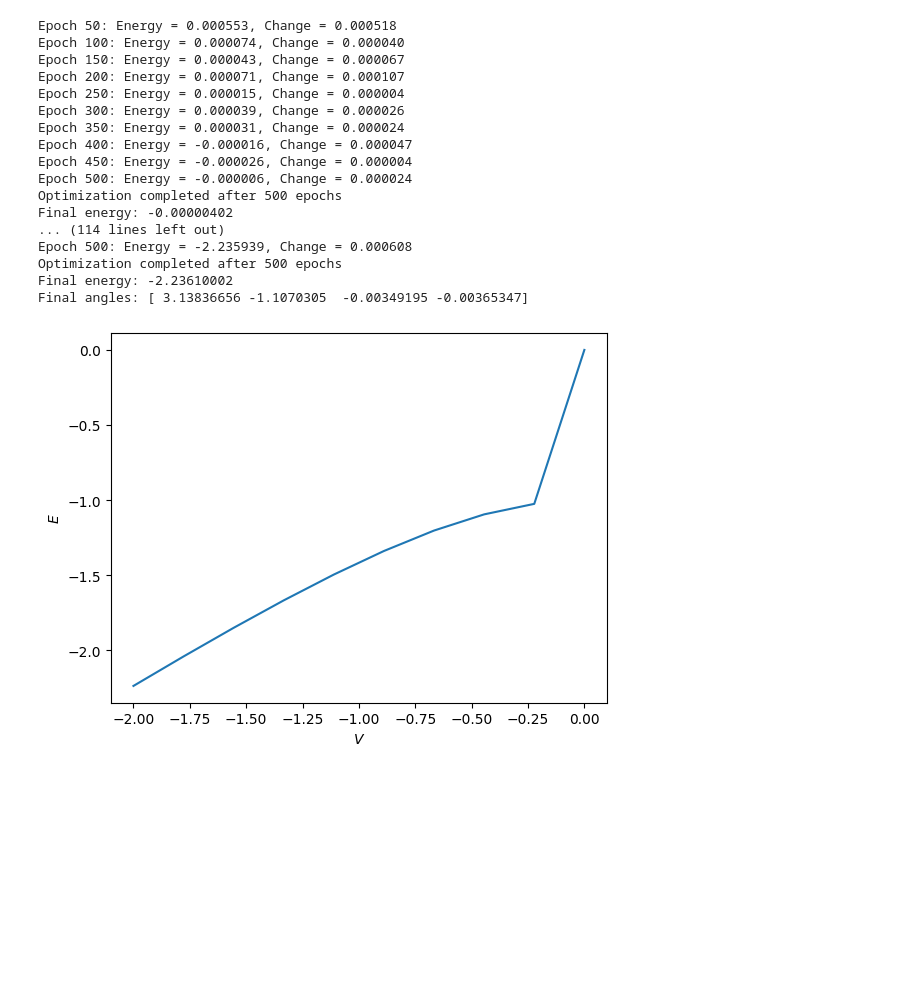
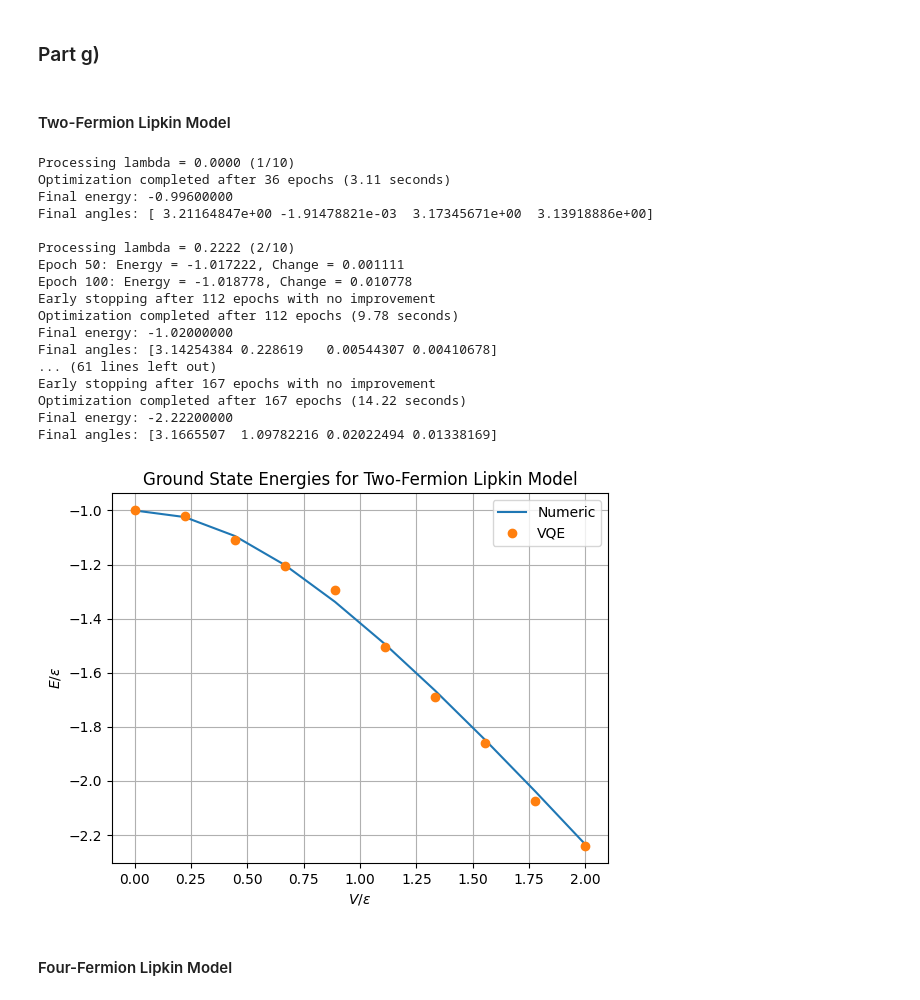
Before and after one commit to semapheur/fys5419, a Jupyter notebook: project_1/code/part_fg.ipynb, the cells around one changed output. Drawn from its saved outputs; the diff is of its cells as text; code cells hidden in the pictures; blank space fills up the shorter version.

```diff
--- a/project_1/code/part_fg.ipynb
+++ b/project_1/code/part_fg.ipynb
@@ -21,52 +57,70 @@ plt.show()
+# %% [markdown]
+### Part g)
+# %% [markdown]
+#### Two-Fermion Lipkin Model
 # %%
 from functools import partial
 
 from matplotlib import pyplot as plt
 import numpy as np
 
-from vqe_lipkin import qiskit_energy_expectation_two_fermions
-from vqe_utils import vqe_energies
+from vqe_lipkin import energy_expectation_two_fermions, exact_energies
+from vqe_utils import vqe_energies, scipy_vqe_energies
 
+#np.random.seed(42)
 
 # parameters
 eps = 1
 W = 0
-V_array = np.linspace(0, -2, 10)
+V_array = np.linspace(0, 2, 10)
+
+energies_exact = exact_energies(2, eps, W, V_array)
 
 energy_expectation = partial(
-  qiskit_energy_expectation_two_fermions, eps=eps, W=W
+  energy_expectation_two_fermions, eps=eps, W=W
 )
 
 shots = 1000
 learning_rate = 0.1
 epochs = 500
 
-energies, _, _ = vqe_energies(
-  4, energy_expectation, V_array, shots, epochs, learning_rate
+energies_approx, _, _ = vqe_energies(
+  4, energy_expectation, V_array, shots, epochs, learning_rate, "adam", True
 )
-plt.plot(V_array, energies)
-plt.xlabel(r"$V$")
-plt.ylabel(r"$E$")
+#energies_approx = scipy_vqe_energies(
+#  4, energy_expectation, V_array, shots, "Powell", 1000, 1e-5
+#)
+
+plt.plot(V_array, energies_exact[:, 0], label="Numeric")
+plt.plot(V_array, energies_approx, marker="o", linestyle="None", label="VQE")
+plt.xlabel(r"$V/\epsilon$")
+plt.ylabel(r"$E/\epsilon$")
+plt.title("Ground State Energies for Two-Fermion Lipkin Model")
+plt.grid(True)
+plt.legend()
+plt.savefig("vqe_lipkin_twofermion_result.pdf", format="pdf")
 plt.show()
 # %% [output]
-Epoch 50: Energy = 0.000553, Change = 0.000518
-Epoch 100: Energy = 0.000074, Change = 0.000040
-Epoch 150: Energy = 0.000043, Change = 0.000067
-Epoch 200: Energy = 0.000071, Change = 0.000107
-Epoch 250: Energy = 0.000015, Change = 0.000004
-Epoch 300: Energy = 0.000039, Change = 0.000026
-Epoch 350: Energy = 0.000031, Change = 0.000024
-Epoch 400: Energy = -0.000016, Change = 0.000047
-Epoch 450: Energy = -0.000026, Change = 0.000004
-Epoch 500: Energy = -0.000006, Change = 0.000024
-Optimization completed after 500 epochs
-Final energy: -0.00000402
-... (114 lines left out)
-Epoch 500: Energy = -2.235939, Change = 0.000608
-Optimization completed after 500 epochs
-Final energy: -2.23610002
-Final angles: [ 3.13836656 -1.1070305  -0.00349195 -0.00365347]
+Processing lambda = 0.0000 (1/10)
+Optimization completed after 36 epochs (3.11 seconds)
+Final energy: -0.99600000
+Final angles: [ 3.21164847e+00 -1.91478821e-03  3.17345671e+00  3.13918886e+00]
+
+Processing lambda = 0.2222 (2/10)
+Epoch 50: Energy = -1.017222, Change = 0.001111
+Epoch 100: Energy = -1.018778, Change = 0.010778
+Early stopping after 112 epochs with no improvement
+Optimization completed after 112 epochs (9.78 seconds)
+Final energy: -1.02000000
+Final angles: [3.14254384 0.228619   0.00544307 0.00410678]
+... (61 lines left out)
+Early stopping after 167 epochs with no improvement
+Optimization completed after 167 epochs (14.22 seconds)
+Final energy: -2.22200000
+Final angles: [3.1665507  1.09782216 0.02022494 0.01338169]
-[figure, old version]
+[figure, new version]
+# %% [markdown]
+#### Four-Fermion Lipkin Model
 # %%
 from functools import partial
 
```
Also changed, not shown: parts of 6 cells of this notebook, 32 other files.
